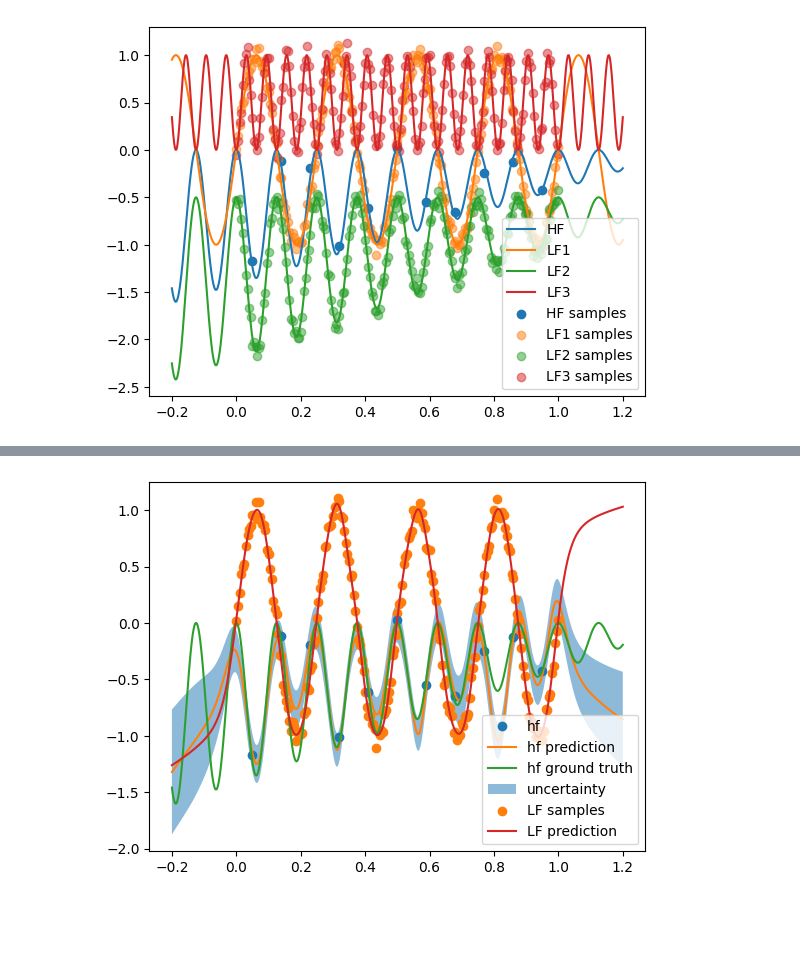
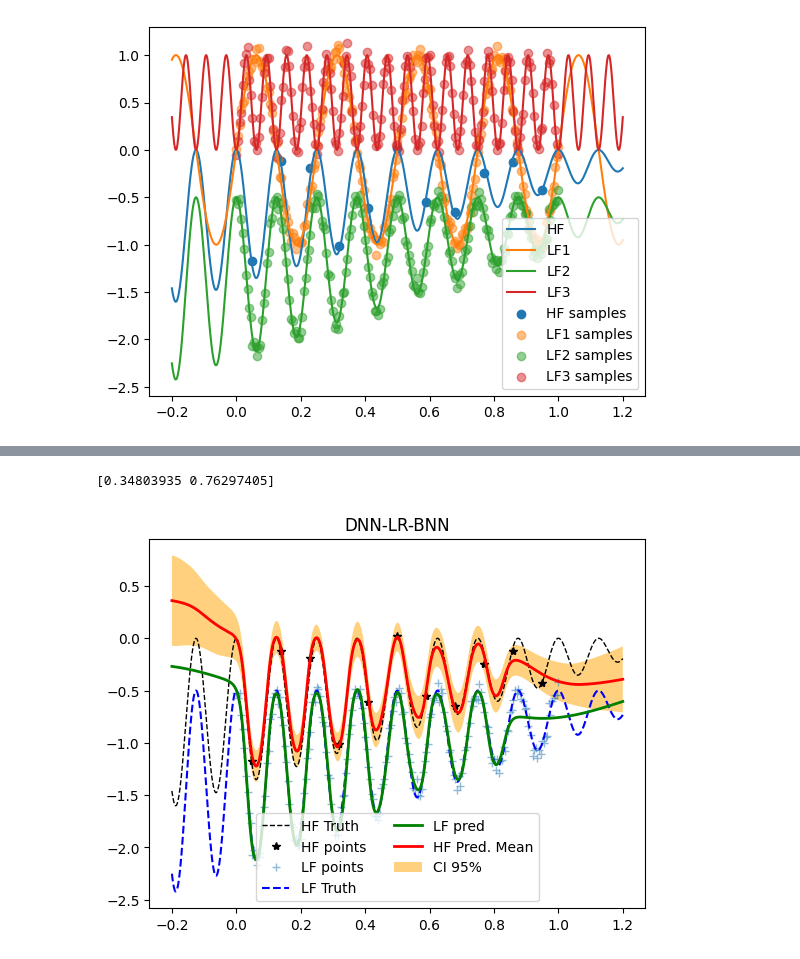
Before and after one commit to bessagroup/mfbml, a Jupyter notebook: tutorials/dnn_lr_bnn_demo.ipynb, the cells around one changed output, grey strips where cells are left out. Drawn from its saved outputs; the diff is of its cells as text; code cells hidden in the pictures; blank space fills up the shorter version.

```diff
--- a/tutorials/dnn_lr_bnn_demo.ipynb
+++ b/tutorials/dnn_lr_bnn_demo.ipynb
@@ -289,20 +125,20 @@ plt.show()
 # %%
-# create the MFDNNBNN object
-mfdnnbnn_lf1 = DNNLinearRegressionBNN(
+# create the DNN-LR-BNN model
+model = DNNLinearRegressionBNN(
     design_space=torch.Tensor([[0, 1]]),
     lf_configure=lf_configure,
-    hf_configure=hf_parallel_configure,
+    hf_configure=hf_configure,
     beta_optimize=True,
-    lf_order=2,
+    lf_order=1, # the order of the low-fidelity model, it supports 1, 2, and 3
     beta_bounds=[-5, 5],
     optimizer_restart=20,
-    discrepancy_normalization="diff",
+    discrepancy_normalization="diff", # normalization of the discrepancy (Bayesian residual)
 )
 # %%
-# define beta
-mfdnnbnn_lf1.train(
+# train the model
+model.train(
     X=samples,
-    Y=responses_lf1,
+    Y=responses_lf2,  # the responses of the low-fidelity and high-fidelity models, respones_lf1, responses_lf2, responses_lf3
     lf_train_config=lf_train_config,
     hf_train_config=hf_train_config,
 )
@@ -327,35 +183,44 @@ noise: 0.383
+# %%
+# print the coefficients of the linear transfer-learning model
+print(model.beta)
+# %% [output]
+[0.34803935 0.76297405]
 # %%
-# visualize the posterior of mf-dnn-bnn
-(
-    mfdnnbnn_lf1_hy,
-    mfdnnbnn_lf1_epistemic,
-    mfdnnbnn_lf1_total_unc,
-    mfdnnbnn_lf1_aleatoric,
-) = mfdnnbnn_lf1.predict(X=test_samples)
+# visualize the posterior of the developed dnn-lr-bnn model
+pred_hy,  pred_epistemic, pred_total_unc, pred_aleatoric = model.predict(X=test_samples)
 # get lf predictions
-mfdnnbnn_lf1_y = mfdnnbnn_lf1.predict_lf(X=test_samples, output_format="numpy")
+pred_lf1_y = model.predict_lf(X=test_samples, output_format="numpy")
 
 # plot
 fig, ax = plt.subplots()
-ax.plot(hf_samples, hf_responses, "o", label="hf")
-ax.plot(test_samples.numpy(), mfdnnbnn_lf1_hy, label="hf prediction")
 ax.plot(
     test_samples.numpy(),
     test_hf_responses_noiseless.numpy(),
-    label="hf ground truth",
+        'k--',
+    linewidth=1,
+    label="HF Truth",
 )
+
+ax.plot(hf_samples, hf_responses, "k*", label="HF points")
+# plot lf samples
+ax.plot(lf_samples, lf2_responses, '+',  label="LF points", alpha=0.5)
+# plot the true lf1
+ax.plot(test_samples.numpy(), test_lf2_responses_noiseless.numpy(), 'b--', label="LF Truth")
+ax.plot(test_samples.numpy(), pred_lf1_y,
+        'g-', linewidth=2, label="LF pred")
+ax.plot(test_samples.numpy(), pred_hy, 'r-', linewidth=2, label="HF Pred. Mean")
+
 ax.fill_between(
     test_samples.flatten().numpy(),
-    (mfdnnbnn_lf1_hy - 2 * mfdnnbnn_lf1_total_unc).reshape(-1),
-    (mfdnnbnn_lf1_hy + 2 * mfdnnbnn_lf1_total_unc).reshape(-1),
+    (pred_hy - 1.96 * pred_total_unc).reshape(-1),
+    (pred_hy + 1.96 * pred_total_unc).reshape(-1),
     alpha=0.5,
-    label="uncertainty",
+    label="CI 95%",
+    color="orange",
+    edgecolor=None,
 )
-# plot lf samples
-ax.scatter(lf_samples, lf1_responses, label="LF samples")
-ax.plot(test_samples.numpy(), mfdnnbnn_lf1_y,
-        label="LF prediction")
-ax.legend()
+plt.legend(loc="lower center", ncol=2)
+plt.title("DNN-LR-BNN")
 plt.show()
 # %% [output]
-[figure, old version]
+[figure, new version]
```
Also changed, not shown: parts of 17 cells of this notebook, 12 other files.
